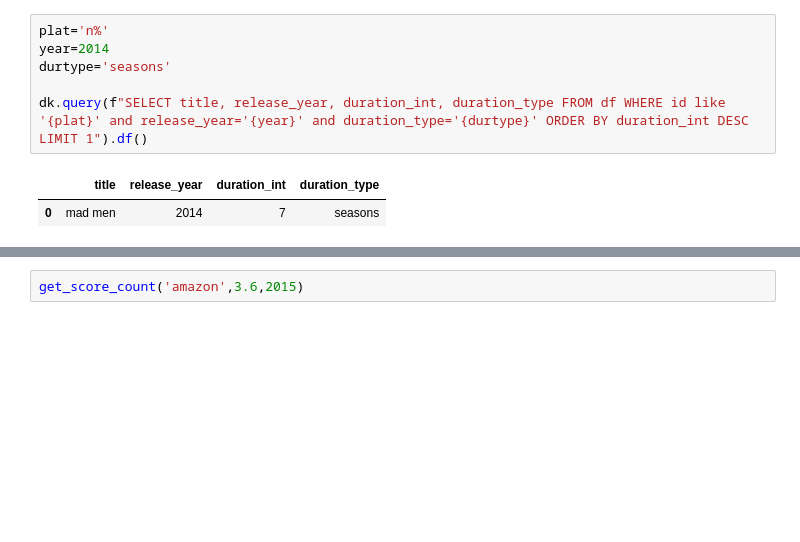
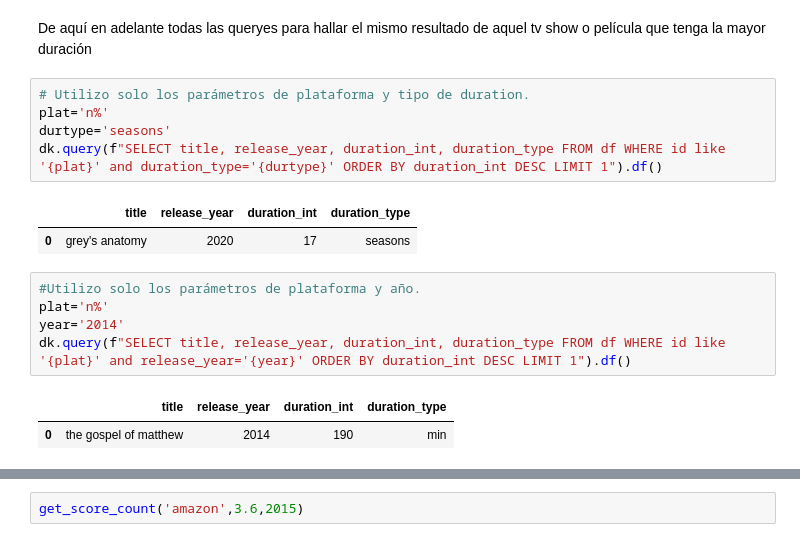
Before and after one commit to Altezier/LAB01-HENRY, a Jupyter notebook: querys.ipynb, the cells around one changed output, grey strips where cells are left out. Drawn from its saved outputs; the diff is of its cells as text; blank space fills up the shorter version.

```diff
--- a/querys.ipynb
+++ b/querys.ipynb
@@ -16,9 +29,18 @@ df.head(1)
+# %% [markdown]
+De aquí en adelante todas las queryes para hallar el mismo resultado de aquel tv show o película que tenga la mayor duración
+# %%
+# Utilizo solo los parámetros de plataforma y tipo de duration.
+plat='n%'
+durtype='seasons'
+dk.query(f"SELECT title, release_year, duration_int, duration_type FROM df WHERE id like '{plat}' and duration_type='{durtype}' ORDER BY duration_int DESC LIMIT 1").df()
+# %% [output]
+|  | title | release_year | duration_int | duration_type |
+| 0 | grey's anatomy | 2020 | 17 | seasons |
 # %%
+#Utilizo solo los parámetros de plataforma y año.
 plat='n%'
-year=2014
-durtype='seasons'
-
-dk.query(f"SELECT title, release_year, duration_int, duration_type FROM df WHERE id like '{plat}' and release_year='{year}' and duration_type='{durtype}' ORDER BY duration_int DESC LIMIT 1").df()
+year='2014'
+dk.query(f"SELECT title, release_year, duration_int, duration_type FROM df WHERE id like '{plat}' and release_year='{year}' ORDER BY duration_int DESC LIMIT 1").df()
 # %% [output]
 |  | title | release_year | duration_int | duration_type |
-| 0 | mad men | 2014 | 7 | seasons |
+| 0 | the gospel of matthew | 2014 | 190 | min |
```
Also changed, not shown: parts of 33 cells of this notebook, 1 other file.
